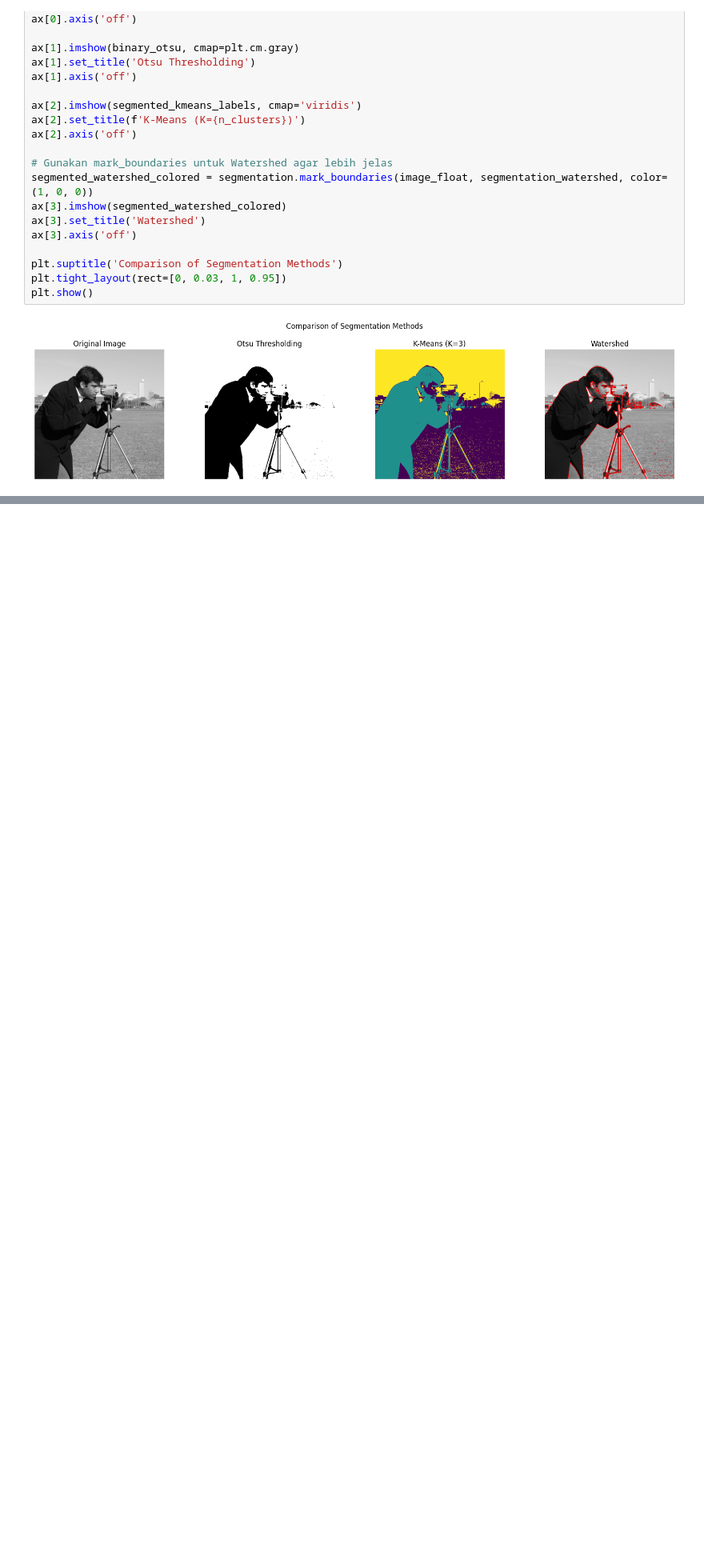
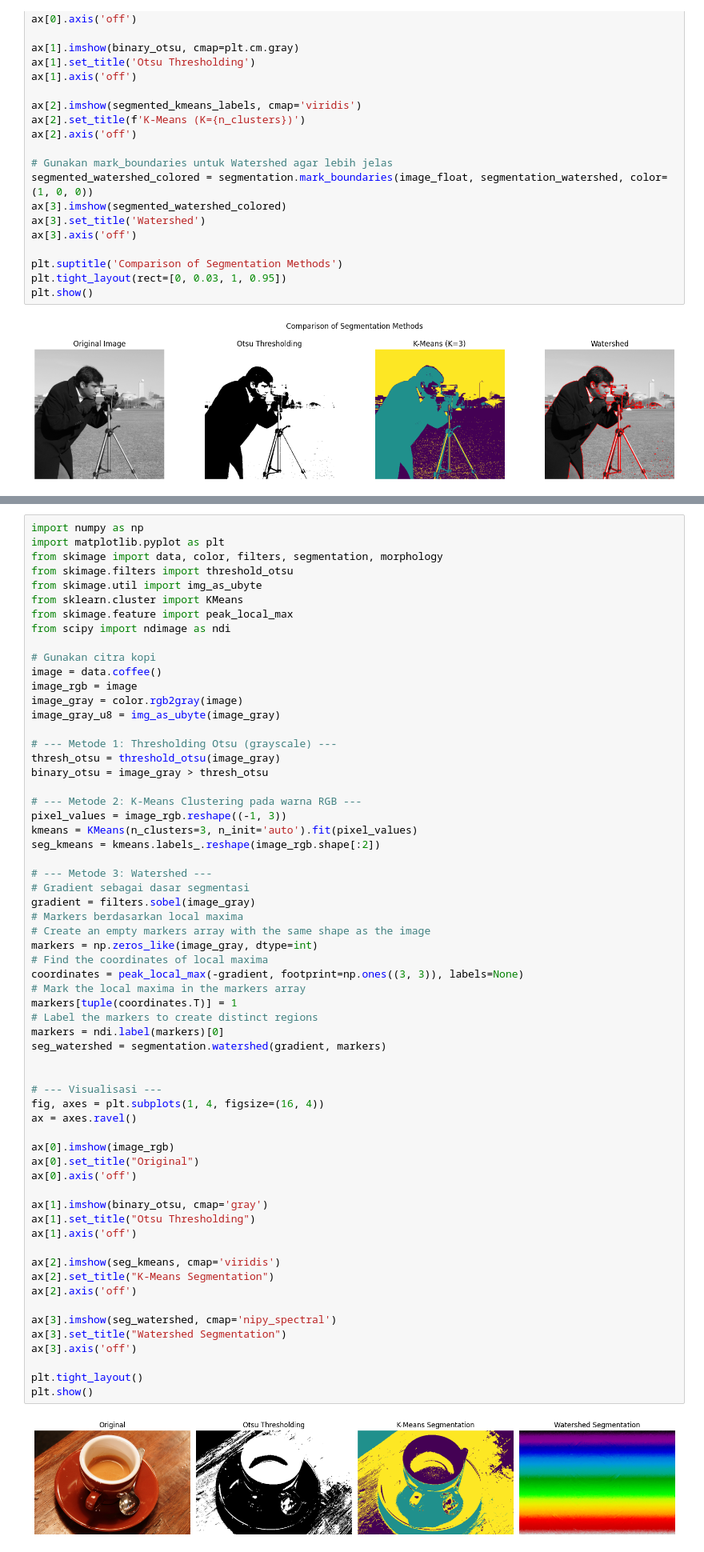
Before and after one commit to Ahmadfarkhani0805/2025_Pengolahan_Citra_TI-2A, a Jupyter notebook: JOB4PenCit.ipynb, the cells around one changed output, grey strips where cells are left out. Shown at 80% size. Cells and saved outputs as stored; diff of their text form; blank space fills up the shorter version.

```diff
--- a/JOB4PenCit.ipynb
+++ b/JOB4PenCit.ipynb
@@ -271,0 +319,64 @@ plt.show()
+# %%
+import numpy as np
+import matplotlib.pyplot as plt
+from skimage import data, color, filters, segmentation, morphology
+from skimage.filters import threshold_otsu
+from skimage.util import img_as_ubyte
+from sklearn.cluster import KMeans
+from skimage.feature import peak_local_max
+from scipy import ndimage as ndi
+
+# Gunakan citra kopi
+image = data.coffee()
+image_rgb = image
+image_gray = color.rgb2gray(image)
+image_gray_u8 = img_as_ubyte(image_gray)
+
+# --- Metode 1: Thresholding Otsu (grayscale) ---
+thresh_otsu = threshold_otsu(image_gray)
+binary_otsu = image_gray > thresh_otsu
+
+# --- Metode 2: K-Means Clustering pada warna RGB ---
+pixel_values = image_rgb.reshape((-1, 3))
+kmeans = KMeans(n_clusters=3, n_init='auto').fit(pixel_values)
+seg_kmeans = kmeans.labels_.reshape(image_rgb.shape[:2])
+
+# --- Metode 3: Watershed ---
+# Gradient sebagai dasar segmentasi
+gradient = filters.sobel(image_gray)
+# Markers berdasarkan local maxima
+# Create an empty markers array with the same shape as the image
+markers = np.zeros_like(image_gray, dtype=int)
+# Find the coordinates of local maxima
+coordinates = peak_local_max(-gradient, footprint=np.ones((3, 3)), labels=None)
+# Mark the local maxima in the markers array
+markers[tuple(coordinates.T)] = 1
+# Label the markers to create distinct regions
+markers = ndi.label(markers)[0]
+seg_watershed = segmentation.watershed(gradient, markers)
+
+
+# --- Visualisasi ---
+fig, axes = plt.subplots(1, 4, figsize=(16, 4))
+ax = axes.ravel()
+
+ax[0].imshow(image_rgb)
+ax[0].set_title("Original")
+ax[0].axis('off')
+
+ax[1].imshow(binary_otsu, cmap='gray')
+ax[1].set_title("Otsu Thresholding")
+ax[1].axis('off')
+
+ax[2].imshow(seg_kmeans, cmap='viridis')
+ax[2].set_title("K-Means Segmentation")
+ax[2].axis('off')
+
+ax[3].imshow(seg_watershed, cmap='nipy_spectral')
+ax[3].set_title("Watershed Segmentation")
+ax[3].axis('off')
+
+plt.tight_layout()
+plt.show()
+# %% [output]
+[figure, added]
```
Also changed, not shown: parts of 1 cell of this notebook.
